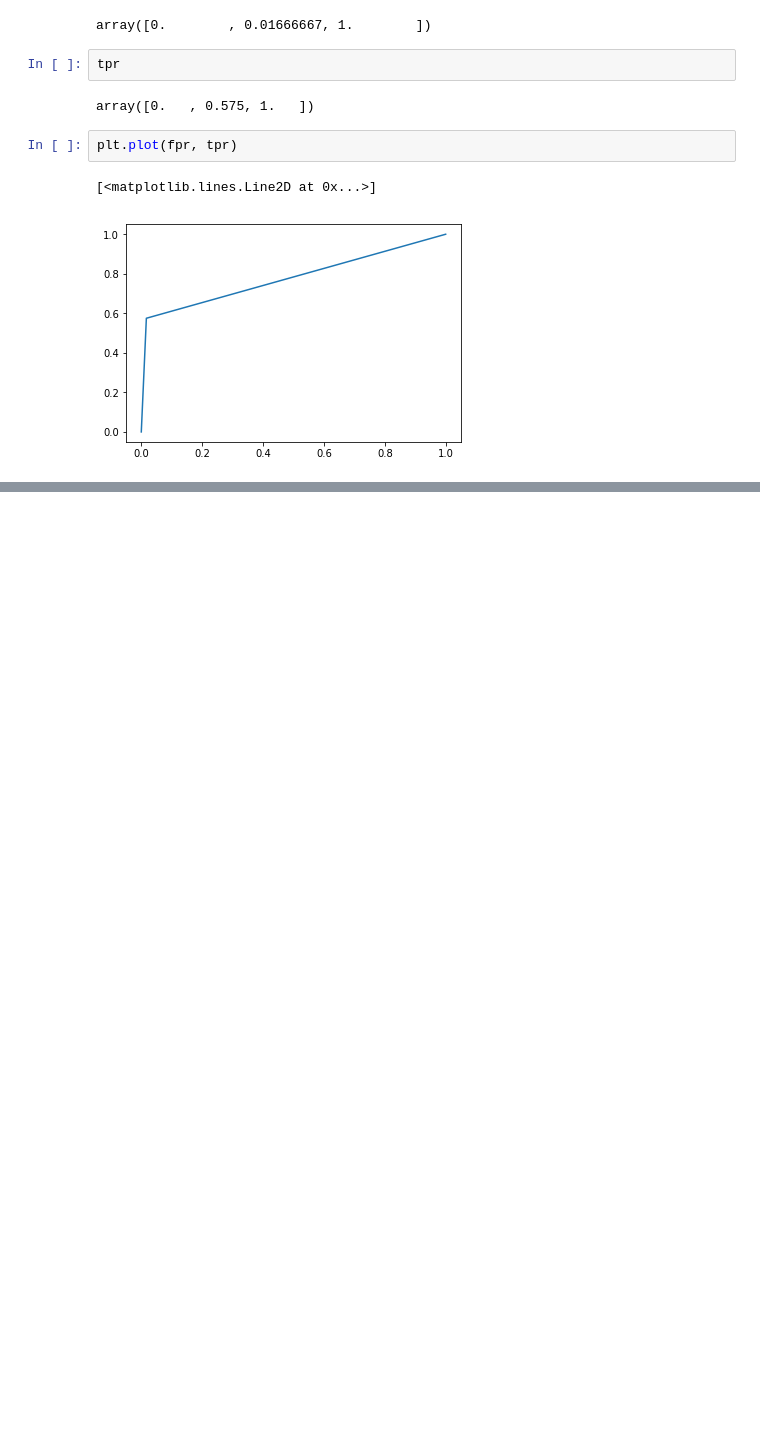
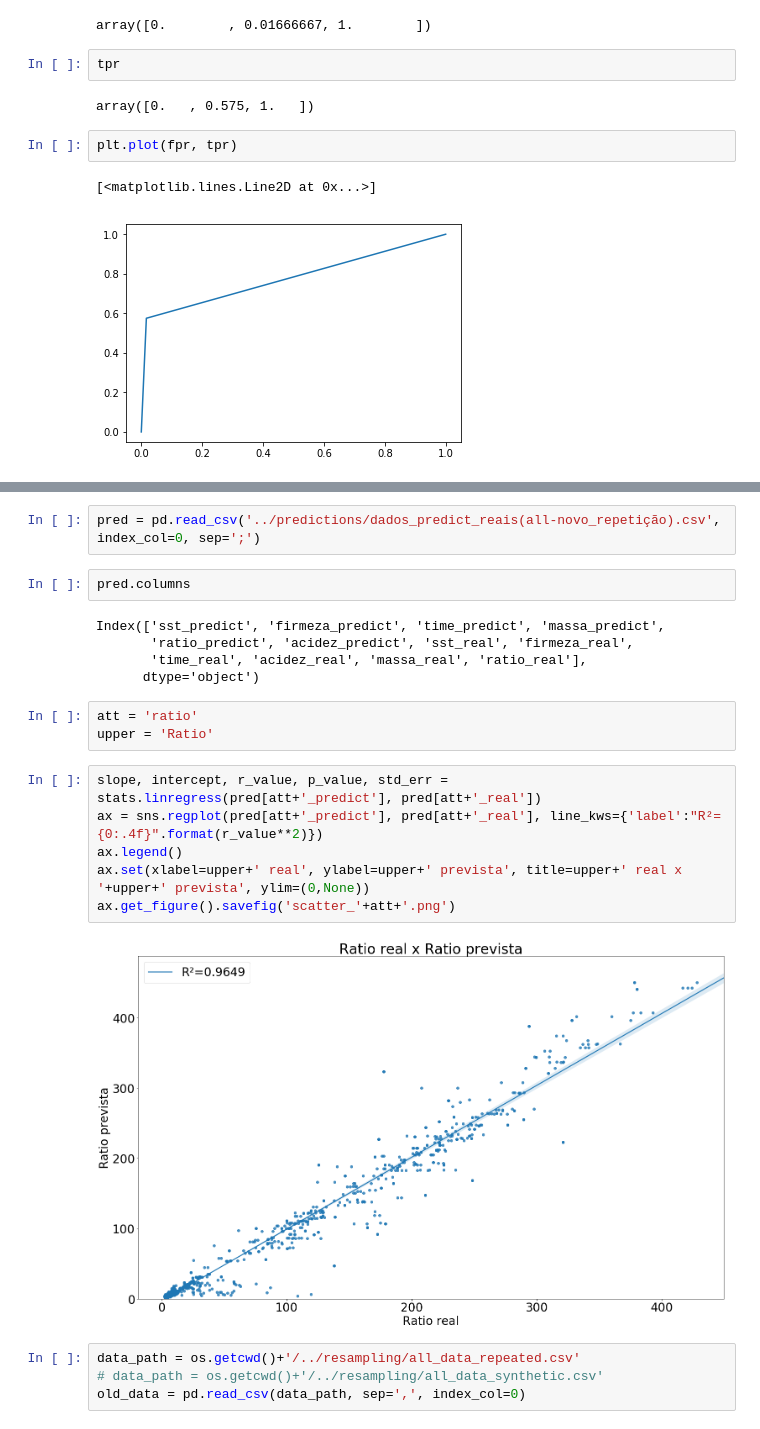
Before and after one commit to danielesreis/mng, a Jupyter notebook: notebooks/data analysis.ipynb, the cells around one changed output, grey strips where cells are left out. Cells and saved outputs as stored; diff of their text form; blank space fills up the shorter version.

```diff
--- a/notebooks/data analysis.ipynb
+++ b/notebooks/data analysis.ipynb
@@ -74,0 +136,24 @@ img.shape[0]
+# %%
+pred = pd.read_csv('../predictions/dados_predict_reais(all-novo_repetição).csv', index_col=0, sep=';')
+# %%
+pred.columns
+# %% [output]
+Index(['sst_predict', 'firmeza_predict', 'time_predict', 'massa_predict',
+       'ratio_predict', 'acidez_predict', 'sst_real', 'firmeza_real',
+       'time_real', 'acidez_real', 'massa_real', 'ratio_real'],
+      dtype='object')
+# %%
+att = 'ratio'
+upper = 'Ratio'
+# %%
+slope, intercept, r_value, p_value, std_err = stats.linregress(pred[att+'_predict'], pred[att+'_real'])
+ax = sns.regplot(pred[att+'_predict'], pred[att+'_real'], line_kws={'label':"R²={0:.4f}".format(r_value**2)})
+ax.legend()
+ax.set(xlabel=upper+' real', ylabel=upper+' prevista', title=upper+' real x '+upper+' prevista', ylim=(0,None))
+ax.get_figure().savefig('scatter_'+att+'.png')
+# %% [output]
+[figure, added]
+# %%
+data_path = os.getcwd()+'/../resampling/all_data_repeated.csv'
+# data_path = os.getcwd()+'/../resampling/all_data_synthetic.csv'
+old_data = pd.read_csv(data_path, sep=',', index_col=0)
```
Also changed, not shown: parts of 35 cells of this notebook, 5 other files.
